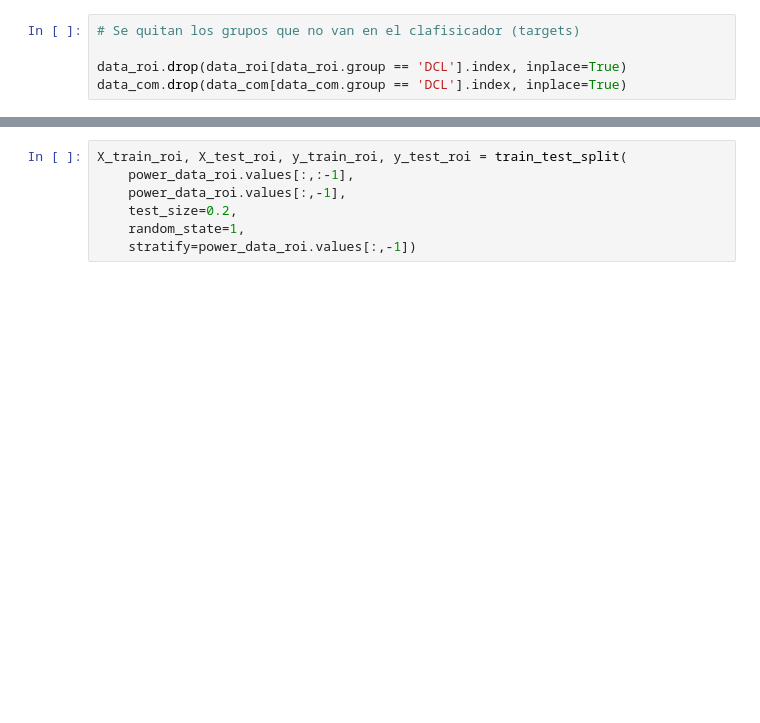
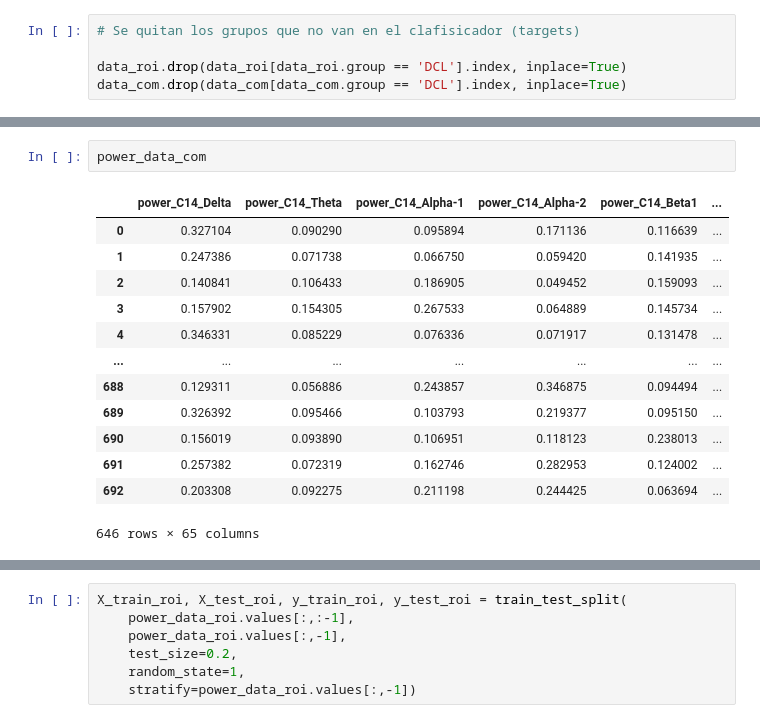
Before and after one commit to yjmantilla/Data_analysis_ML_Harmonization_Proyect, a Jupyter notebook: Manipulacion- Rois-Componentes de todas las DB/EDA.ipynb, the cells around one changed output, grey strips where cells are left out. Saved outputs shown, nothing was run; the diff lists cells and outputs as text; blank space fills up the shorter version.

```diff
--- a/Manipulacion- Rois-Componentes de todas las DB/EDA.ipynb
+++ b/Manipulacion- Rois-Componentes de todas las DB/EDA.ipynb
@@ -91,3 +142,19 @@ See the caveats in the documentation: https://pandas.pydata.org/pandas-docs/stab
+# %%
+power_data_com
+# %% [output]
+|  | power_C14_Delta | power_C14_Theta | power_C14_Alpha-1 | power_C14_Alpha-2 | power_C14_Beta1 | ... |
+| 0 | 0.327104 | 0.090290 | 0.095894 | 0.171136 | 0.116639 | ... |
+| 1 | 0.247386 | 0.071738 | 0.066750 | 0.059420 | 0.141935 | ... |
+| 2 | 0.140841 | 0.106433 | 0.186905 | 0.049452 | 0.159093 | ... |
+| 3 | 0.157902 | 0.154305 | 0.267533 | 0.064889 | 0.145734 | ... |
+| 4 | 0.346331 | 0.085229 | 0.076336 | 0.071917 | 0.131478 | ... |
+| ... | ... | ... | ... | ... | ... | ... |
+| 688 | 0.129311 | 0.056886 | 0.243857 | 0.346875 | 0.094494 | ... |
+| 689 | 0.326392 | 0.095466 | 0.103793 | 0.219377 | 0.095150 | ... |
+| 690 | 0.156019 | 0.093890 | 0.106951 | 0.118123 | 0.238013 | ... |
+| 691 | 0.257382 | 0.072319 | 0.162746 | 0.282953 | 0.124002 | ... |
+| 692 | 0.203308 | 0.092275 | 0.211198 | 0.244425 | 0.063694 | ... |
+646 rows × 65 columns
 # %%
 # Se realiza un mapeo de clases donde se asigna una etiqueta númerica
 # a cada clase (desde 0 hasta 3)
```
Also changed, not shown: parts of 34 cells of this notebook.
